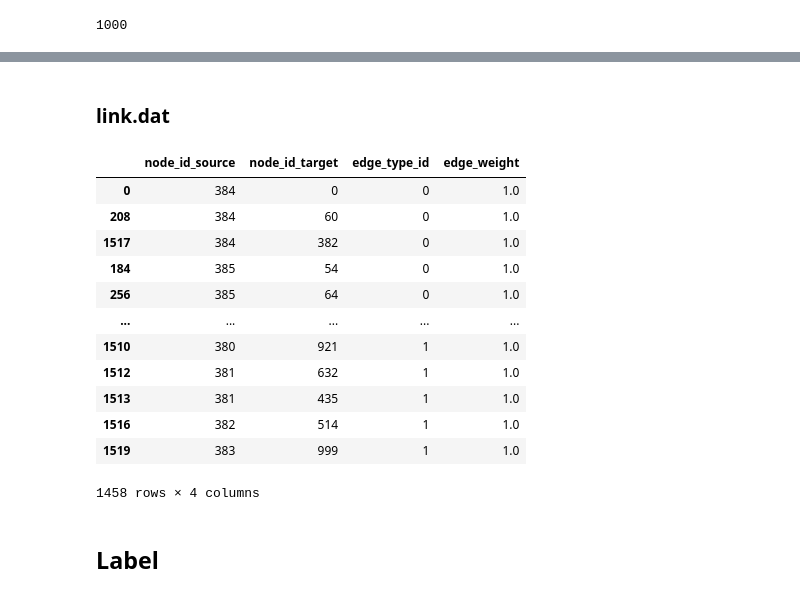
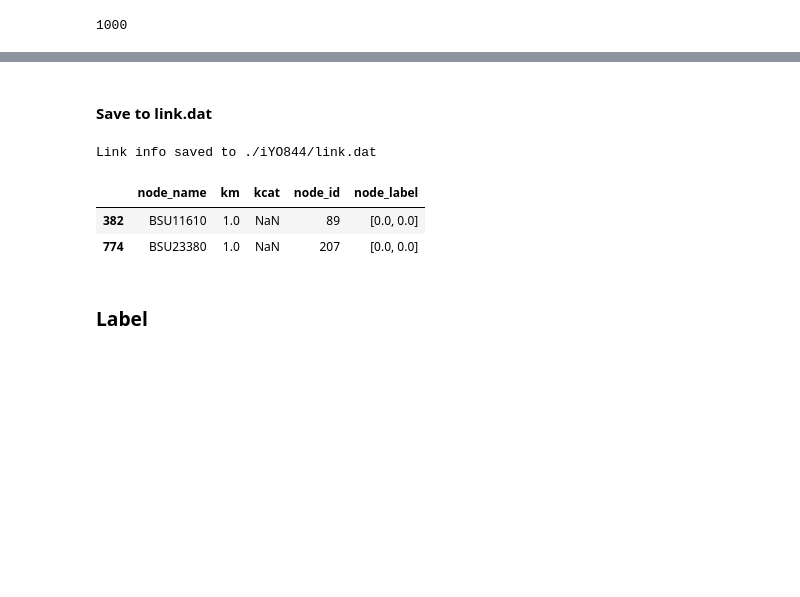
Before and after one commit to iamyufan/AlphaFold-Research, a Jupyter notebook: gnn/data/preprocess.ipynb, the cells around one changed output, grey strips where cells are left out. Cells and saved outputs as stored; diff of their text form; code cells hidden in the pictures; blank space fills up the shorter version.

```diff
--- a/gnn/data/preprocess.ipynb
+++ b/gnn/data/preprocess.ipynb
@@ -67,11 +10,0 @@ mvec
-# %%
-af2_output_dict = dict()
-
-for root, dirs, files in os.walk('../../data/af2/bsu_pca/'):
-    for file in files:
-        if file.endswith(".pkl"):
-            data = pickle.load(open(f'../../data/af2/bsu_pca/{file}', 'rb'))
-            enzyme_name = file.split('.')[0]
-            af2_output_dict[enzyme_name] = data
-
-print(len(af2_output_dict))
@@ -97,3 +10,0 @@ print(len(af2_output_dict))
-# %%
-e_feature_dict = pickle.load(open('../../data/af2/bsu_pca/{}.pkl'.format(model_name), 'rb'))
-e_feature_dict['BSU37490'].keys()
@@ -252,0 +88,6 @@ After deleting, numer of links in model: 1458
+# %%
+e_feature_dict = pickle.load(open('../../data/af2/{}_{}.pkl'.format(model_name, 'e_feature'), 'rb'))
+print(len(e_feature_dict))
+print(e_feature_dict[list(e_feature_dict.keys())[0]].keys())
+print('Shape of logits: {}'.format(e_feature_dict[list(e_feature_dict.keys())[0]]['logits'].shape))
+print('Shape of single: {}'.format(e_feature_dict[list(e_feature_dict.keys())[0]]['single'].shape))
@@ -365,0 +311,4 @@ node.to_pickle('./{}/node.pkl'.format(model_name))
+# %%
+node.to_pickle('./{}/node.pkl'.format(model_name))
+print('Node info saved to ./{}/node.pkl'.format(model_name))
+node = pickle.load(open('./{}/node.pkl'.format(model_name), 'rb'))
@@ -417,24 +374,28 @@ link
 # %% [markdown]
-### link.dat
+#### Save to link.dat
-# %%
-# Reorganize the dataframe
-link = link.loc[:, ['node_id_source',
-                    'node_id_target', 'edge_type_id', 'edge_weight']]
-link.sort_values(by=['edge_type_id', 'node_id_source'], inplace=True)
-link
-# %% [output]
-|  | node_id_source | node_id_target | edge_type_id | edge_weight |
-| 0 | 384 | 0 | 0 | 1.0 |
-| 208 | 384 | 60 | 0 | 1.0 |
-| 1517 | 384 | 382 | 0 | 1.0 |
-| 184 | 385 | 54 | 0 | 1.0 |
-| 256 | 385 | 64 | 0 | 1.0 |
-| ... | ... | ... | ... | ... |
-| 1510 | 380 | 921 | 1 | 1.0 |
-| 1512 | 381 | 632 | 1 | 1.0 |
-| 1513 | 381 | 435 | 1 | 1.0 |
-| 1516 | 382 | 514 | 1 | 1.0 |
-| 1519 | 383 | 999 | 1 | 1.0 |
-1458 rows × 4 columns
+# %%
+link.to_csv('{}/link.dat'.format(model_name),
+            sep='\t', index=False, header=False)
+print('Link info saved to ./{}/link.dat'.format(model_name))
+# %% [output]
+Link info saved to ./iYO844/link.dat
+# %%
+label_temp = model_new.loc[:, ['Rule', 'km', 'kcat']]
+label_temp.columns = ['node_name', 'km', 'kcat']
+
+# drop rows without target information
+label_temp = label_temp[label_temp.apply(lambda x: check_nan(x), axis=1)]
+
+# node_id
+label_temp['node_id'] = label_temp['node_name'].apply(lambda x: id_dict[x])
+
+# node_label
+label_temp['node_label'] = label_temp.apply(lambda x: get_combined_label(x), axis=1)
+
+label_temp[label_temp['node_label'].apply(lambda x: x == [0, 0])]
+# %% [output]
+|  | node_name | km | kcat | node_id | node_label |
+| 382 | BSU11610 | 1.0 | NaN | 89 | [0.0, 0.0] |
+| 774 | BSU23380 | 1.0 | NaN | 207 | [0.0, 0.0] |
 # %% [markdown]
-## Label
+### Label
```
Also changed, not shown: parts of 63 cells of this notebook, 27 other files.
